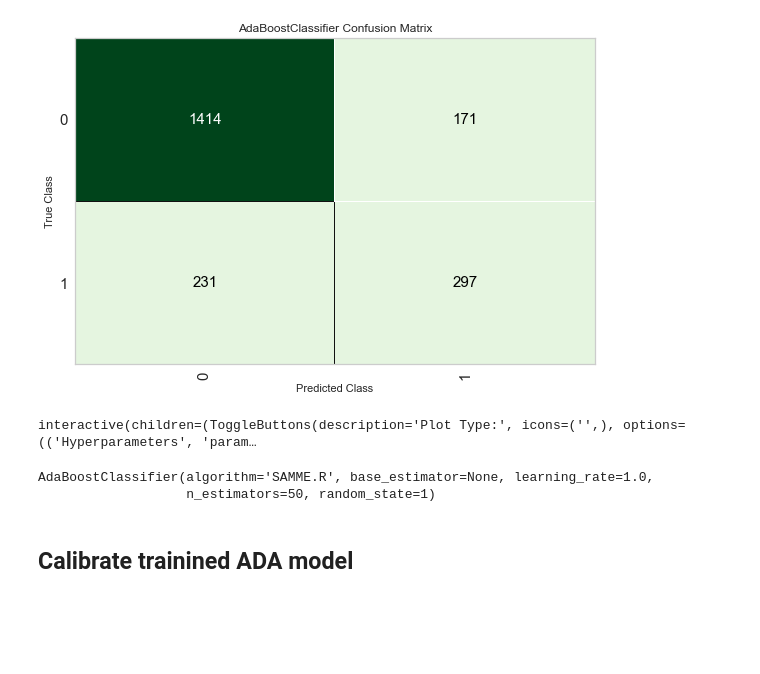
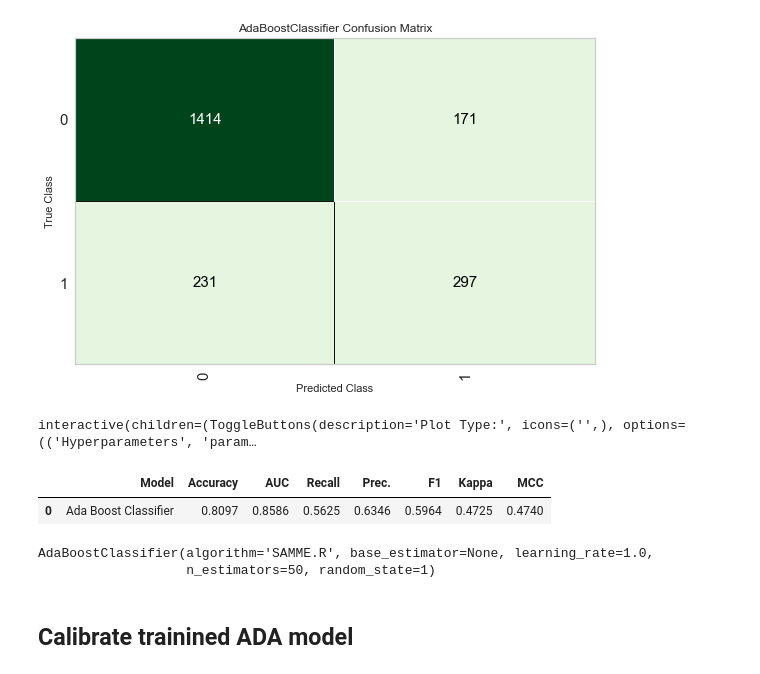
Before and after one commit to dplem/Customer-Churn-Prediction, a Jupyter notebook: Notebooks/4 - Modeling with Pycaret.ipynb, the cells around one changed output. Cells and saved outputs as stored; diff of their text form; code cells hidden in the pictures; blank space fills up the shorter version.

```diff
--- a/Notebooks/4 - Modeling with Pycaret.ipynb
+++ b/Notebooks/4 - Modeling with Pycaret.ipynb
@@ -138,8 +138,15 @@ plot_model(ada, plot = 'confusion_matrix')
 evaluate_model(ada)
 # %% [output]
 interactive(children=(ToggleButtons(description='Plot Type:', icons=('',), options=(('Hyperparameters', 'param…
-# %%
-finalize_model(ada)
-# %% [output]
-AdaBoostClassifier(algorithm='SAMME.R', base_estimator=None, learning_rate=1.0,
-                   n_estimators=50, random_state=1)
+# %%
+#generate predictions on hold-out set using trained model
+ada_predictions_holdout = predict_model(ada)
+# %% [output]
+|  | Model | Accuracy | AUC | Recall | Prec. | F1 | Kappa | MCC |
+| 0 | Ada Boost Classifier | 0.8097 | 0.8586 | 0.5625 | 0.6346 | 0.5964 | 0.4725 | 0.4740 |
+# %%
+# Finalize model
+finalize_model(ada)
+# %% [output]
+AdaBoostClassifier(algorithm='SAMME.R', base_estimator=None, learning_rate=1.0,
+                   n_estimators=50, random_state=1)
```
Also changed, not shown: parts of 4 cells of this notebook, 8 other files.
